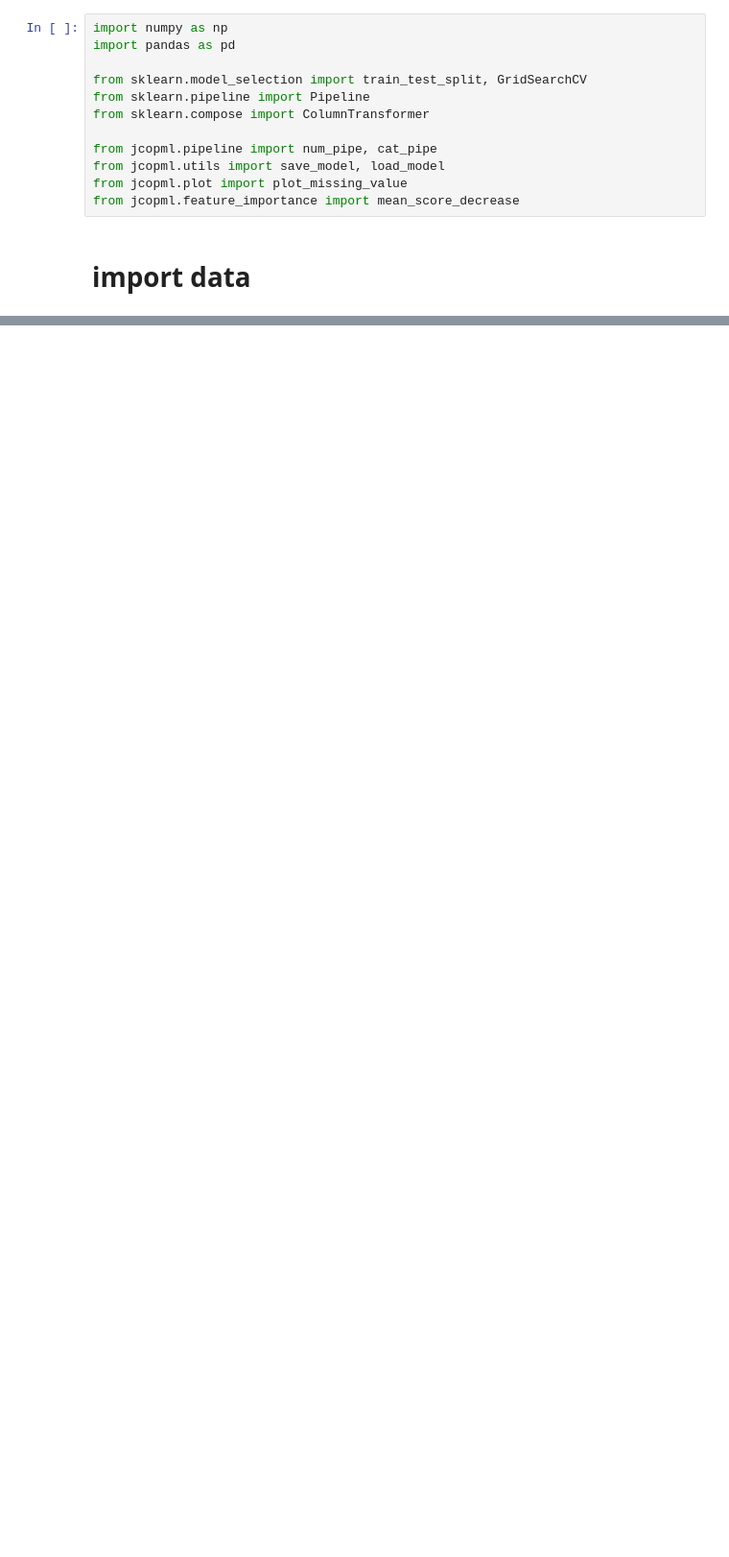
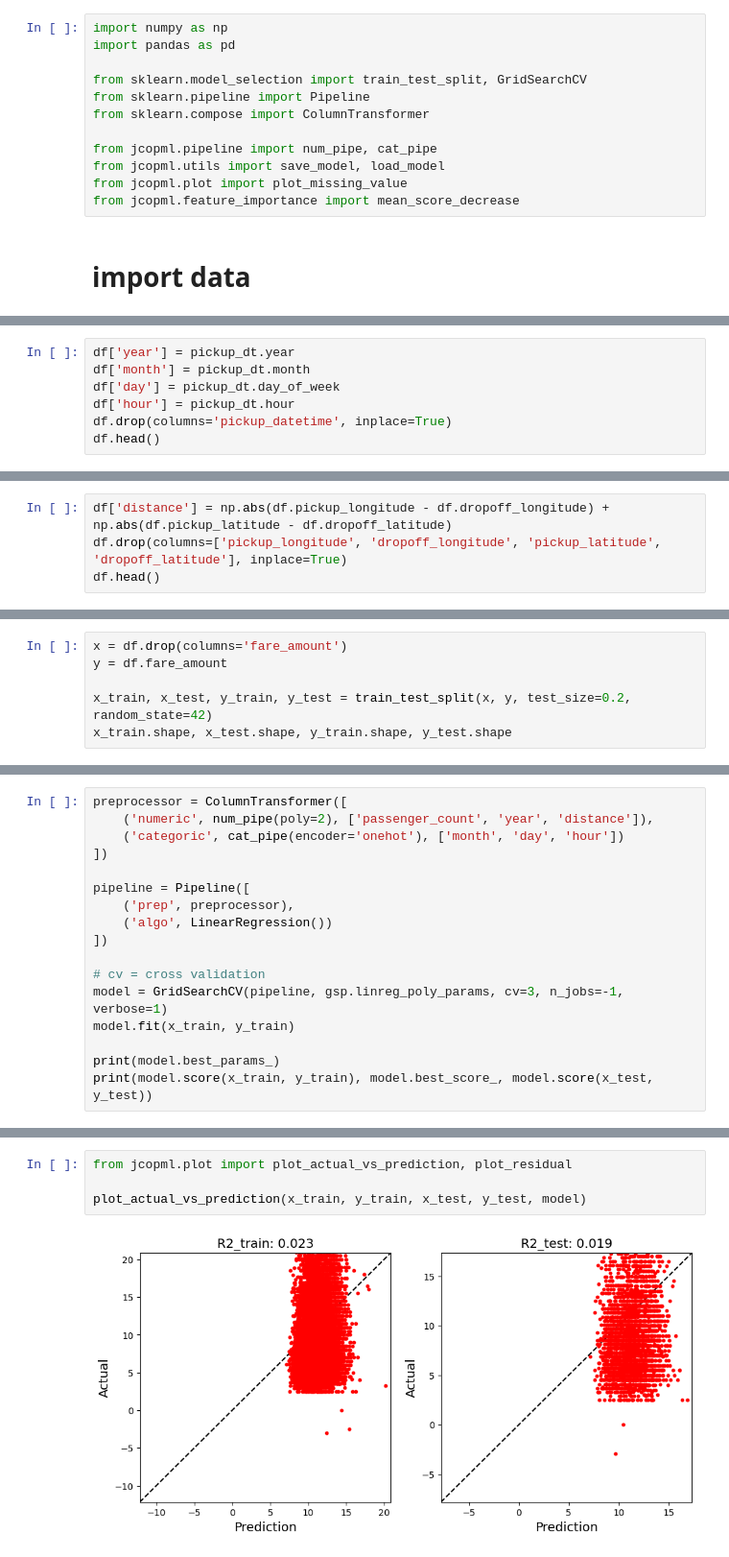
Before and after one commit to amongnikol/belajaraDataScienceJCOp, a Jupyter notebook: course3-regresi&klasifikasiLanjutan/part 6 - polynomial regression exercise.ipynb, the cells around one changed output, grey strips where cells are left out. Shown at 96% size. Cells and saved outputs as stored; diff of their text form; blank space fills up the shorter version.

Commit message:
polynomial regression

```diff
--- a/course3-regresi&klasifikasiLanjutan/part 6 - polynomial regression exercise.ipynb
+++ b/course3-regresi&klasifikasiLanjutan/part 6 - polynomial regression exercise.ipynb
@@ -19,0 +35,7 @@ FileNotFoundError: [Errno 2] No such file or directory: 'data/taxi_fare.csv'
+# %%
+df['year'] = pickup_dt.year
+df['month'] = pickup_dt.month
+df['day'] = pickup_dt.day_of_week
+df['hour'] = pickup_dt.hour
+df.drop(columns='pickup_datetime', inplace=True)
+df.head()
@@ -19,0 +51,4 @@ FileNotFoundError: [Errno 2] No such file or directory: 'data/taxi_fare.csv'
+# %%
+df['distance'] = np.abs(df.pickup_longitude - df.dropoff_longitude) + np.abs(df.pickup_latitude - df.dropoff_latitude)
+df.drop(columns=['pickup_longitude', 'dropoff_longitude', 'pickup_latitude', 'dropoff_latitude'], inplace=True)
+df.head()
@@ -19,0 +64,6 @@ FileNotFoundError: [Errno 2] No such file or directory: 'data/taxi_fare.csv'
+# %%
+x = df.drop(columns='fare_amount')
+y = df.fare_amount
+
+x_train, x_test, y_train, y_test = train_test_split(x, y, test_size=0.2, random_state=42)
+x_train.shape, x_test.shape, y_train.shape, y_test.shape
@@ -19,0 +77,17 @@ FileNotFoundError: [Errno 2] No such file or directory: 'data/taxi_fare.csv'
+# %%
+preprocessor = ColumnTransformer([
+    ('numeric', num_pipe(poly=2), ['passenger_count', 'year', 'distance']),
+    ('categoric', cat_pipe(encoder='onehot'), ['month', 'day', 'hour'])
+])
+
+pipeline = Pipeline([
+    ('prep', preprocessor),
+    ('algo', LinearRegression())
+])
+
+# cv = cross validation
+model = GridSearchCV(pipeline, gsp.linreg_poly_params, cv=3, n_jobs=-1, verbose=1)
+model.fit(x_train, y_train)
+
+print(model.best_params_)
+print(model.score(x_train, y_train), model.best_score_, model.score(x_test, y_test))
@@ -19,0 +106,6 @@ FileNotFoundError: [Errno 2] No such file or directory: 'data/taxi_fare.csv'
+# %%
+from jcopml.plot import plot_actual_vs_prediction, plot_residual
+
+plot_actual_vs_prediction(x_train, y_train, x_test, y_test, model)
+# %% [output]
+[figure, added]
```
Also changed, not shown: parts of 20 cells of this notebook.
